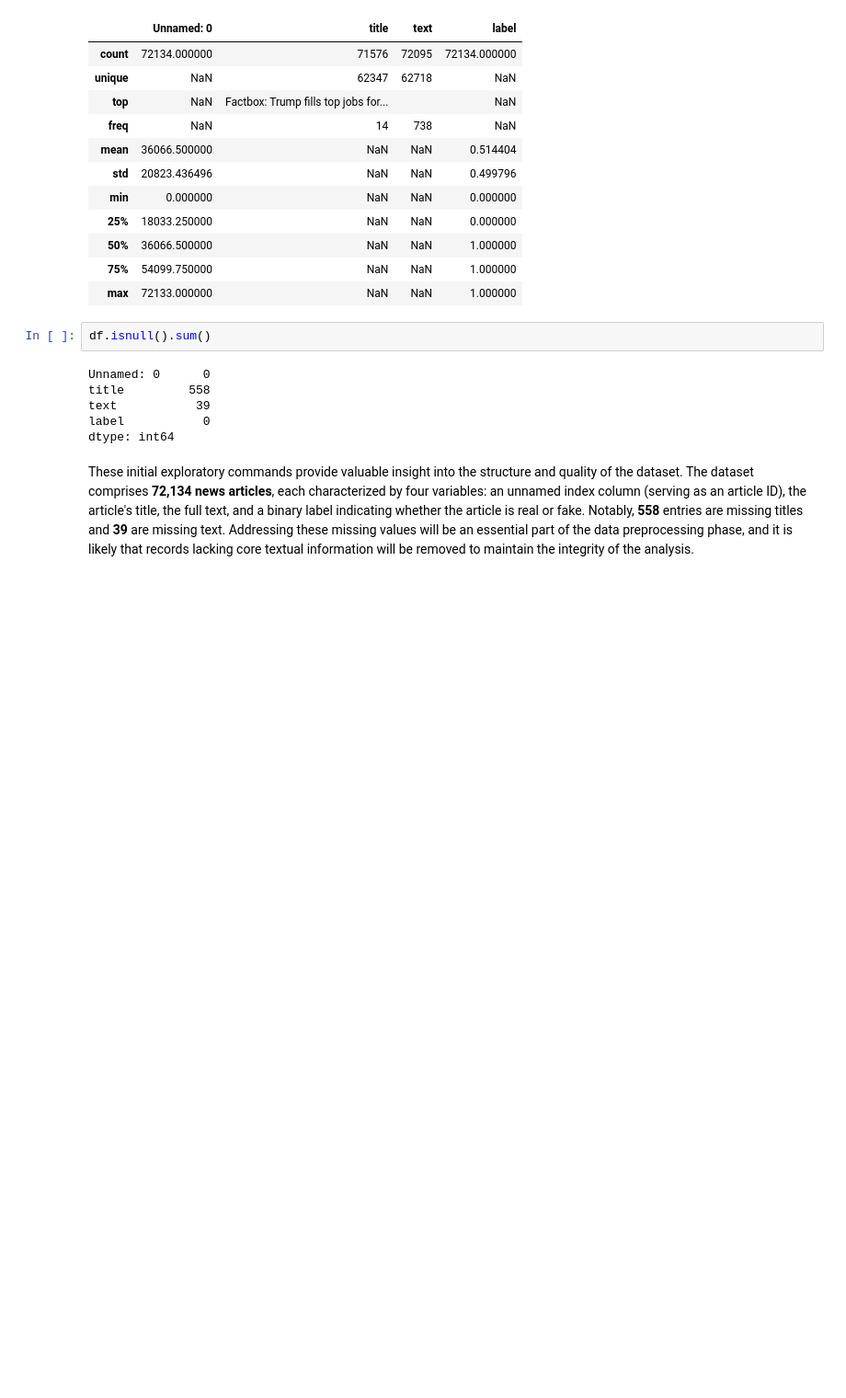
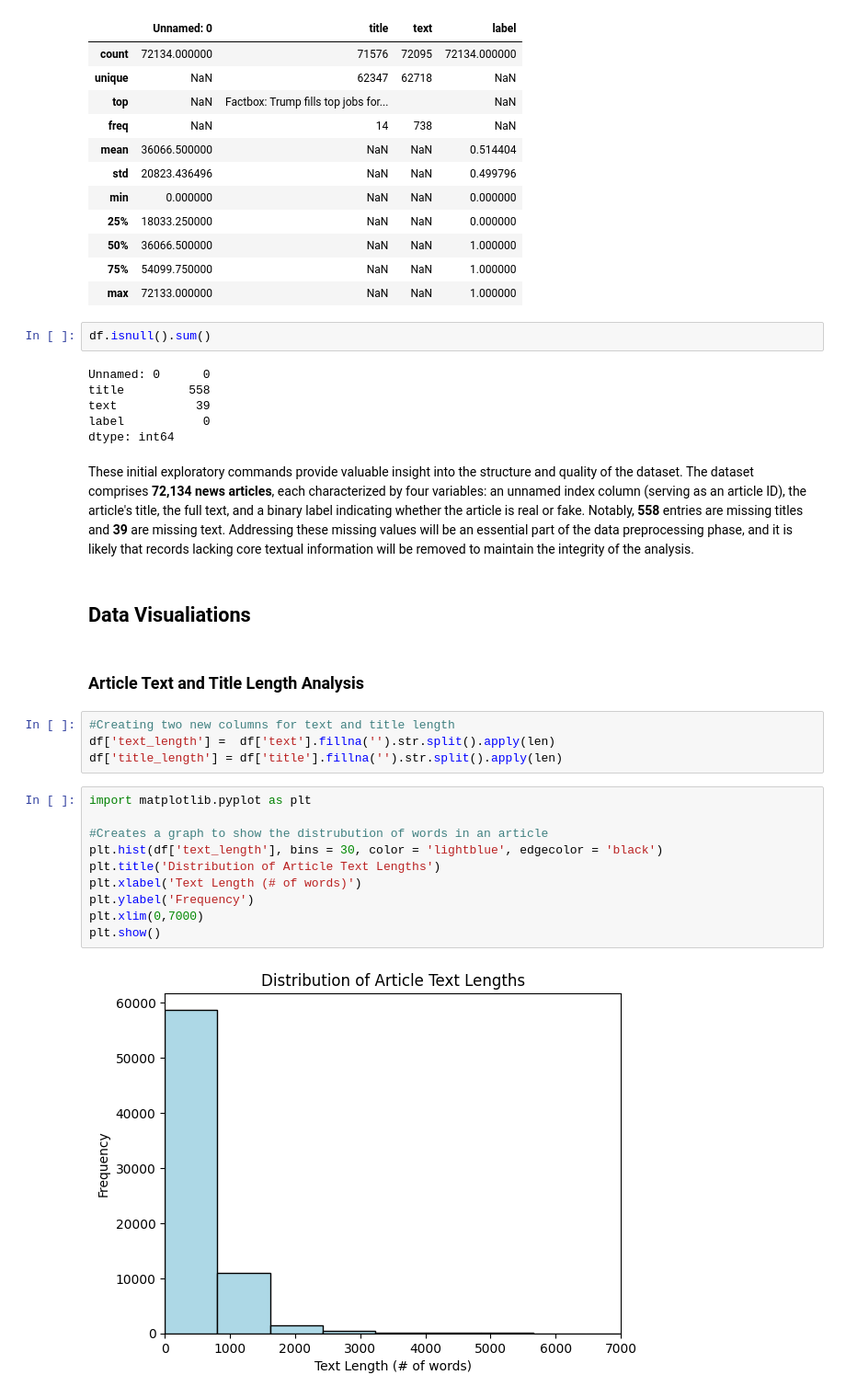
Before and after one commit to tkatz123/fake-news-detection, a Jupyter notebook: Code/exploratory_analysis.ipynb, the cells around one changed output. Shown: that part at 92% size. Cells and saved outputs as stored; diff of their text form; blank space fills up the shorter version.

Commit message:
Completed the exploratory_analysis notebook, and updated the requirements text with packages used in the notebook.

```diff
--- a/Code/exploratory_analysis.ipynb
+++ b/Code/exploratory_analysis.ipynb
@@ -53,3 +68,23 @@ label           0
 dtype: int64
 # %% [markdown]
 These initial exploratory commands provide valuable insight into the structure and quality of the dataset. The dataset comprises **72,134 news articles**, each characterized by four variables: an unnamed index column (serving as an article ID), the article's title, the full text, and a binary label indicating whether the article is real or fake. Notably, **558** entries are missing titles and **39** are missing text. Addressing these missing values will be an essential part of the data preprocessing phase, and it is likely that records lacking core textual information will be removed to maintain the integrity of the analysis.
+# %% [markdown]
+## Data Visualiations
+# %% [markdown]
+### Article Text and Title Length Analysis
+# %%
+#Creating two new columns for text and title length
+df['text_length'] =  df['text'].fillna('').str.split().apply(len)
+df['title_length'] = df['title'].fillna('').str.split().apply(len)
+# %%
+import matplotlib.pyplot as plt
+
+#Creates a graph to show the distrubution of words in an article
+plt.hist(df['text_length'], bins = 30, color = 'lightblue', edgecolor = 'black')
+plt.title('Distribution of Article Text Lengths')
+plt.xlabel('Text Length (# of words)')
+plt.ylabel('Frequency')
+plt.xlim(0,7000)
+plt.show()
+# %% [output]
+[figure, added]
```
Also changed, not shown: parts of 18 cells of this notebook, 1 other file.
